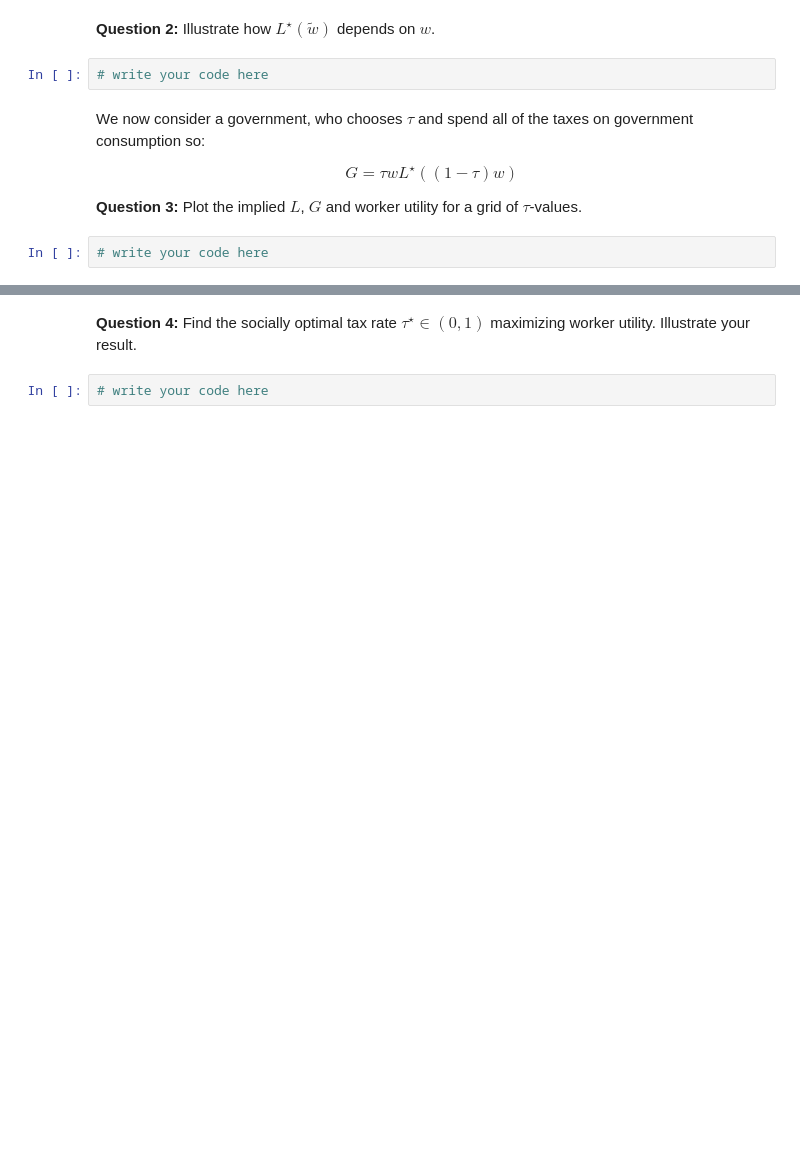
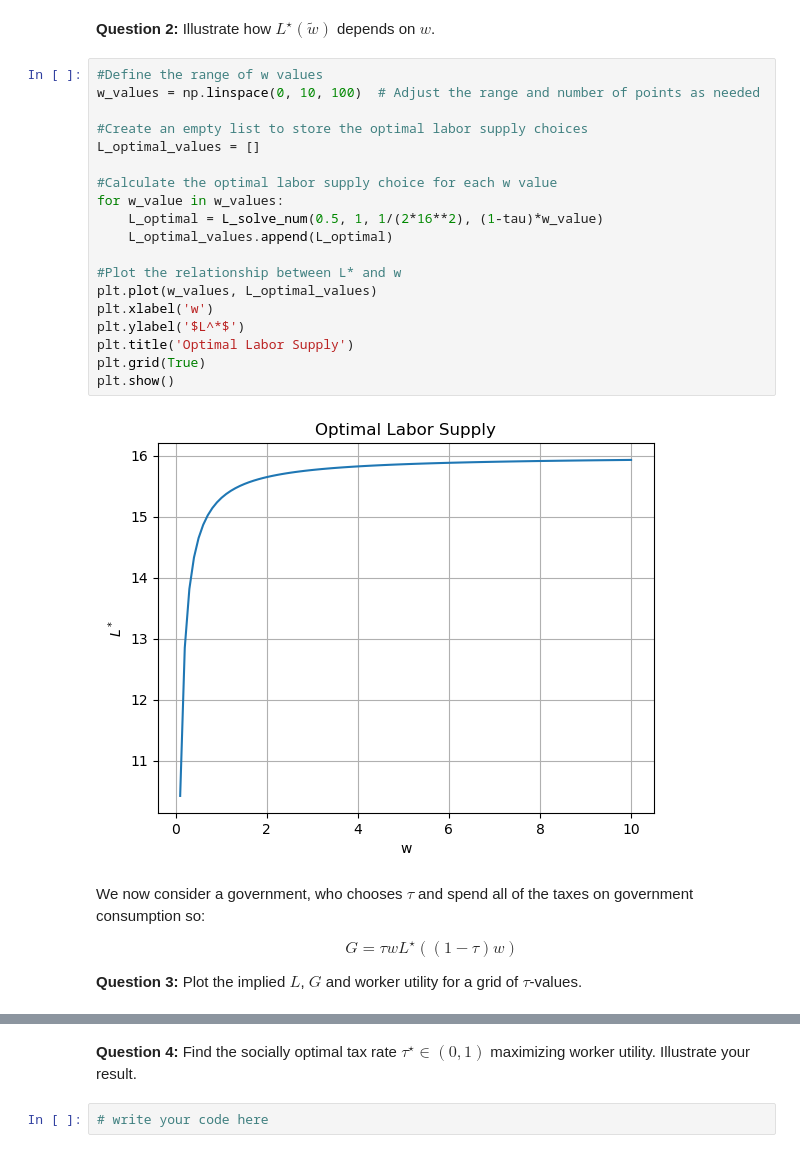
Before and after one commit to NumEconCopenhagen/projects-2023-joost-adam-og-frederik, a Jupyter notebook: examproject/Exam-2023-notebook.ipynb, the cells around one changed output, grey strips where cells are left out. Cells and saved outputs as stored; diff of their text form; blank space fills up the shorter version.

```diff
--- a/examproject/Exam-2023-notebook.ipynb
+++ b/examproject/Exam-2023-notebook.ipynb
@@ -64,7 +111,26 @@ $$
 # %% [markdown]
 **Question 2:** Illustrate how $L^{\star}(\tilde{w})$ depends on $w$.
-# %%
-# write your code here
+# %%
+#Define the range of w values
+w_values = np.linspace(0, 10, 100)  # Adjust the range and number of points as needed
+
+#Create an empty list to store the optimal labor supply choices
+L_optimal_values = []
+
+#Calculate the optimal labor supply choice for each w value
+for w_value in w_values:
+    L_optimal = L_solve_num(0.5, 1, 1/(2*16**2), (1-tau)*w_value)
+    L_optimal_values.append(L_optimal)
+
+#Plot the relationship between L* and w
+plt.plot(w_values, L_optimal_values)
+plt.xlabel('w')
+plt.ylabel('$L^*$')
+plt.title('Optimal Labor Supply')
+plt.grid(True)
+plt.show()
+# %% [output]
+[figure, added]
 # %% [markdown]
 
 We now consider a government, who chooses $\tau$ and spend all of the taxes on government consumption so:
@@ -74,5 +140,3 @@ G = \tau w L^{\star}((1-\tau)w)
 $$
 
 **Question 3:** Plot the implied $L$, $G$ and worker utility for a grid of $\tau$-values.
-# %%
-# write your code here
```
Also changed, not shown: parts of 5 cells of this notebook.
